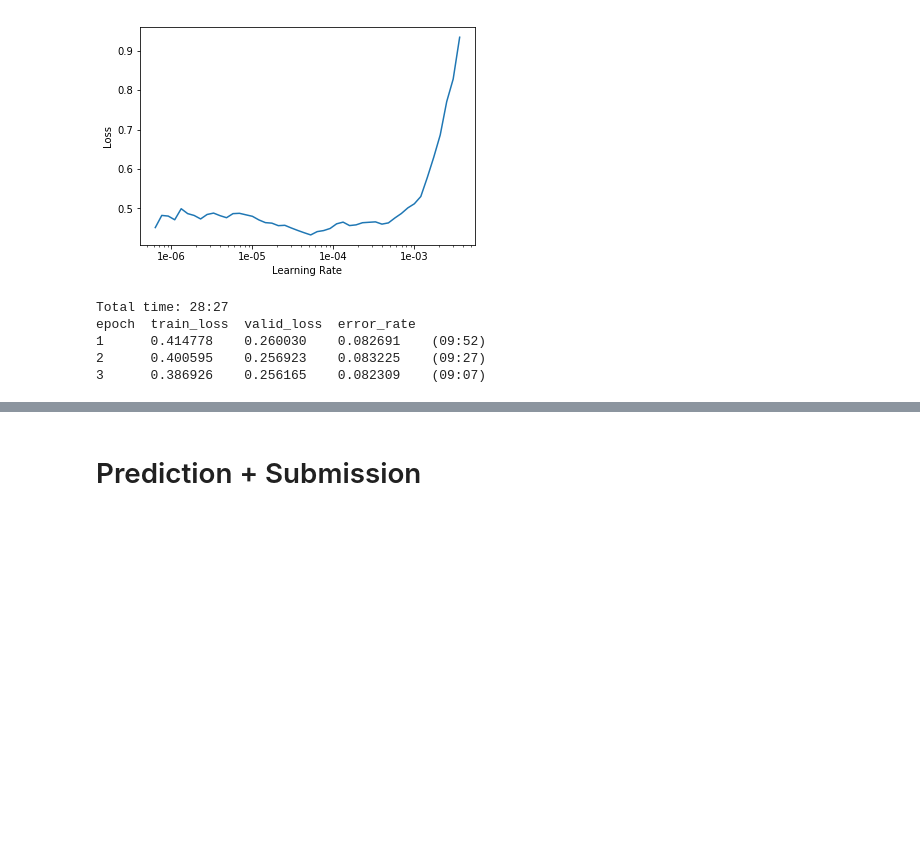
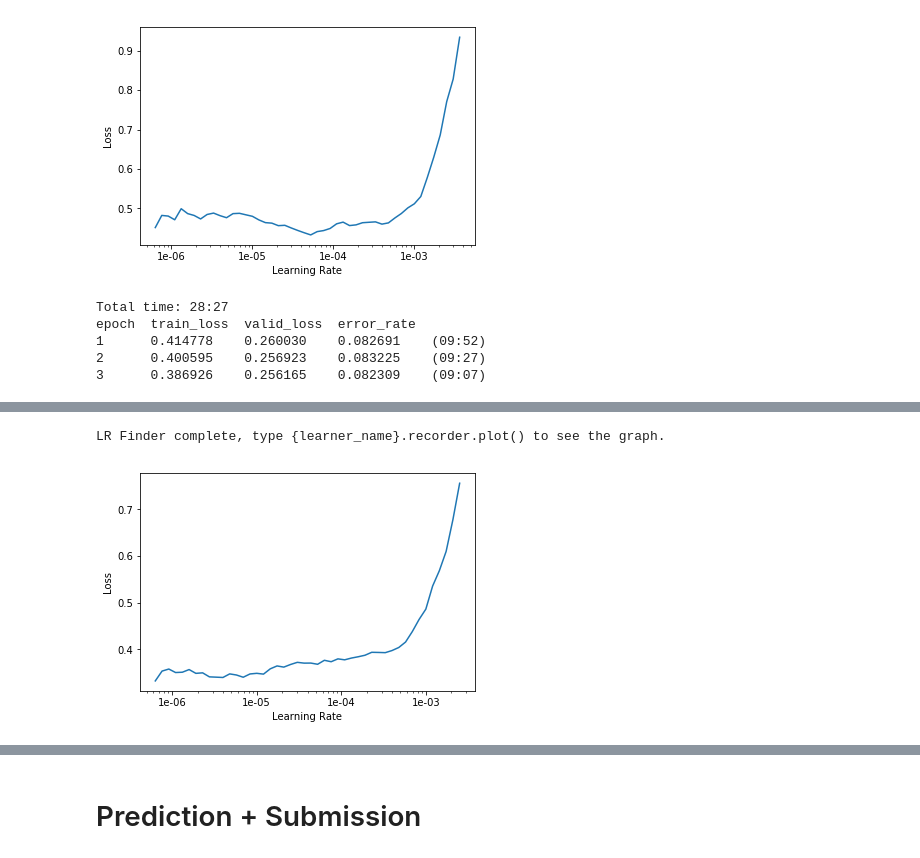
Before and after one commit to anhquan0412/zalo_landmark, a Jupyter notebook: clean_up.ipynb, the cells around one changed output, grey strips where cells are left out. Drawn from its saved outputs; the diff is of its cells as text; code cells hidden in the pictures; blank space fills up the shorter version.

```diff
--- a/clean_up.ipynb
+++ b/clean_up.ipynb
@@ -413,0 +462,3 @@ epoch  train_loss  valid_loss  error_rate
+# %%
+learn.freeze()
+learn.fit_one_cycle(6,max_lr=3e-04)
@@ -413,0 +474,12 @@ epoch  train_loss  valid_loss  error_rate
+# %%
+# learn.save('stage1-350-11epochs-34')
+learn.load('stage1-350-11epochs-34')
+# %%
+learn.unfreeze()
+
+learn.lr_find()
+
+learn.recorder.plot()
+# %% [output]
+LR Finder complete, type {learner_name}.recorder.plot() to see the graph.
+[figure, added]
```
Also changed, not shown: parts of 42 cells of this notebook.
